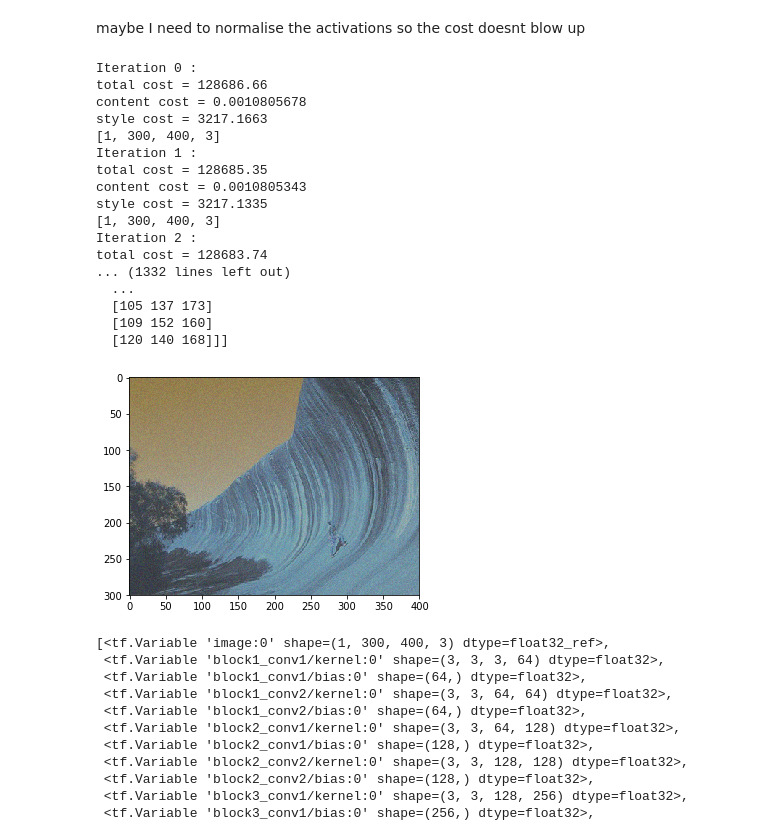
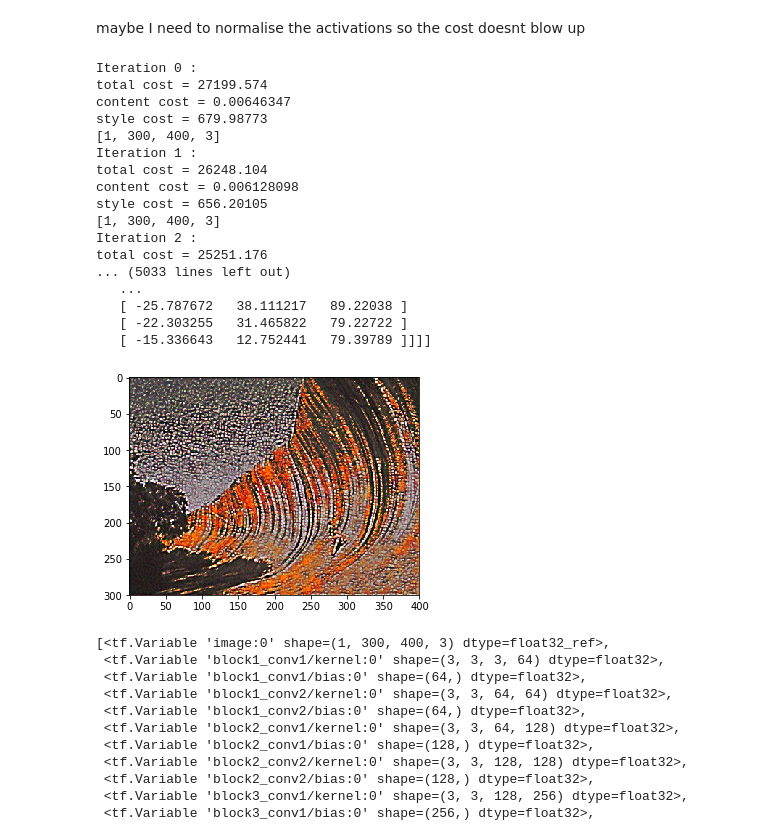
Before and after one commit to llA-Wilsonll/Neural_Style_Transfer, a Jupyter notebook: Neural_Style_Transfer.ipynb, the cells around one changed output. Saved outputs shown, nothing was run; the diff lists cells and outputs as text; code cells hidden in the pictures.

Commit message:
[Neural Style Transfer] Update Adam Optimizer parameters and start to clean up notebook for final version

```diff
--- a/Neural_Style_Transfer.ipynb
+++ b/Neural_Style_Transfer.ipynb
@@ -560,8 +516,8 @@ tf.reset_default_graph()
 
 with tf.Session() as test:
     tf.set_random_seed(1)
-    a_C = tf.random_normal([1, 4, 4, 3], mean=1, stddev=4)
-    a_G = tf.random_normal([1, 4, 4, 3], mean=1, stddev=4)
+    a_C = tf.random_normal([4, 4, 3], mean=1, stddev=4)
+    a_G = tf.random_normal([4, 4, 3], mean=1, stddev=4)
     J_content = content_cost(a_C, a_G)
     print("J_content = " + str(J_content.eval()))
 # %% [output]
@@ -633,8 +570,8 @@ tf.reset_default_graph()
 
 with tf.Session() as test:
     tf.set_random_seed(1)
-    a_S = tf.random_normal([1, 4, 4, 3], mean=1, stddev=4)
-    a_G = tf.random_normal([1, 4, 4, 3], mean=1, stddev=4)
+    a_S = tf.random_normal([4, 4, 3], mean=1, stddev=4)
+    a_G = tf.random_normal([4, 4, 3], mean=1, stddev=4)
     J_style_layer = style_layer_cost(a_S, a_G)
 
     print("J_style_layer = " + str(J_style_layer.eval()))
@@ -654,7 +591,7 @@ def style_cost(style_activations,generated_activations,layer_names):#,model,sess
       - layer_names: the layers which we will use to define the style
   """
   # initialise style cost
-  J_style = 0
+  J_style = 0.0
 
   # coefficient to scale between layers. Ideally we would have this as an input
   coeff = 1 / len(layer_names)
@@ -732,22 +648,0 @@ Testing how sessions and graphs work
-# %%
-import tensorflow as tf
-
-graph1 = tf.Graph()
-graph2 = tf.Graph()
-
-with graph1.as_default() as graph:
-  a = tf.constant(0, name='a')
-  graph1_init_op = tf.global_variables_initializer()
-
-with graph2.as_default() as graph:
-  a = tf.constant(1, name='a')
-  graph2_init_op = tf.global_variables_initializer()
-
-sess1 = tf.Session(graph=graph1)
-sess2 = tf.Session(graph=graph2)
-sess1.run(graph1_init_op)
-sess2.run(graph2_init_op)
-
-# Both tensor names are a!
-print(sess1.run(graph1.get_tensor_by_name('a:0'))) # prints 0
-print(sess2.run(graph2.get_tensor_by_name('a:0'))) # prints 1
@@ -829,7 +715,7 @@ tf.reset_default_graph()
 with tf.Session() as sess:
 
   # Create initial generated image
-  image = tf.get_variable("image",initializer=tf.convert_to_tensor(generated_images_dict['image6'], dtype=tf.float32))
+  image = tf.get_variable("image",initializer=tf.convert_to_tensor(generated_images_dict['image0'], dtype=tf.float32))
 
   def clip_0_255(image):
     image = image + tf.constant([[[[103.939, 116.779,123.68]]]])
@@ -842,13 +728,13 @@ with tf.Session() as sess:
   model = define_model(CONTENT_LAYERS, STYLE_LAYERS)
 
   # Activations from style image required to calculate Style Cost
-  style_image = tf.convert_to_tensor(style_images_dict['image2'])
+  style_image = tf.convert_to_tensor(style_images_dict['image0'])
   style_c_outputs, style_s_outputs = get_activations(model, style_image, CONTENT_LAYERS, STYLE_LAYERS)
   sess.run(style_s_outputs)
   style_activations_tensor_dict = get_activations_dictionary(STYLE_LAYERS, style_s_outputs)
 
   # Activations from content image required to calculate Content Cost
-  content_image = tf.convert_to_tensor(content_images_dict['image6'])
+  content_image = tf.convert_to_tensor(content_images_dict['image4'])
   content_c_outputs, content_s_outputs = get_activations(model, content_image, CONTENT_LAYERS, STYLE_LAYERS)
   sess.run(content_c_outputs)
   content_activations_tensor_dict = get_activations_dictionary(CONTENT_LAYERS,content_c_outputs)
@@ -871,7 +757,7 @@ with tf.Session() as sess:
     J_total = total_cost(J_content, J_style)
 
   # Define the optimiser
-  optimizer = tf.train.AdamOptimizer(learning_rate=0.5, beta1=0.99, beta2=0.999, epsilon=1e-1)
+  optimizer = tf.train.AdamOptimizer(learning_rate=2.0)
 
   # Specifying to apply the optimiser to minise the loss J_total
   train_step = optimizer.minimize(loss = J_total, var_list = image)
@@ -888,7 +774,7 @@ with tf.Session() as sess:
 
 #   start = image.eval()
 
-  for i in range(250):
+  for i in range(1000):
 
     # This piece of code is what updates the weights variable X
     sess.run(train_step)
@@ -896,47 +782,47 @@ with tf.Session() as sess:
     print("Iteration " + str(i) + " :")
     print("total cost = " + str(Jt))
     print("content cost = " + str(Jc))
     print("style cost = " + str(Js))
 
 #     if i == 0:
 #       iteration1 = image.eval()
 #     elif i == 1:
 #       iteration2 = image.eval()
 #     else:
 #       iteration3 = image.eval()
 
     #sess.run(image.assign(clip_0_255(image)))
     sess.run(model(image))
     print(image.get_shape().as_list())
     # Printing the value of X every 20 iterations
 #       if i%20 == 0:
 #         print('Iterartion ' + str(i) + ' X = ' + str(X.eval()))
 
   gen = image
   print(gen.eval())
   #imshow(gen.eval()[...,::-1])
-  output_and_save_image(gen.eval(),"/content/images/","saved_image")
+  output_and_save_image(gen.eval(),"/content/images/","generated_image3_1000")
 
 writer.close()
 # %% [output]
 Iteration 0 :
-total cost = 128686.66
-content cost = 0.0010805678
-style cost = 3217.1663
+total cost = 27199.574
+content cost = 0.00646347
+style cost = 679.98773
 [1, 300, 400, 3]
 Iteration 1 :
-total cost = 128685.35
-content cost = 0.0010805343
-style cost = 3217.1335
+total cost = 26248.104
+content cost = 0.006128098
+style cost = 656.20105
 [1, 300, 400, 3]
 Iteration 2 :
-total cost = 128683.74
-... (1332 lines left out)
-  ...
-  [105 137 173]
-  [109 152 160]
-  [120 140 168]]]
+total cost = 25251.176
+... (5033 lines left out)
+   ...
+   [ -25.787672   38.111217   89.22038 ]
+   [ -22.303255   31.465822   79.22722 ]
+   [ -15.336643   12.752441   79.39789 ]]]]
-[figure, old version]
+[figure, new version]
 # %%
 tf.trainable_variables(scope=None)
 # %% [output]
```
Also changed, not shown: parts of 56 cells of this notebook.
